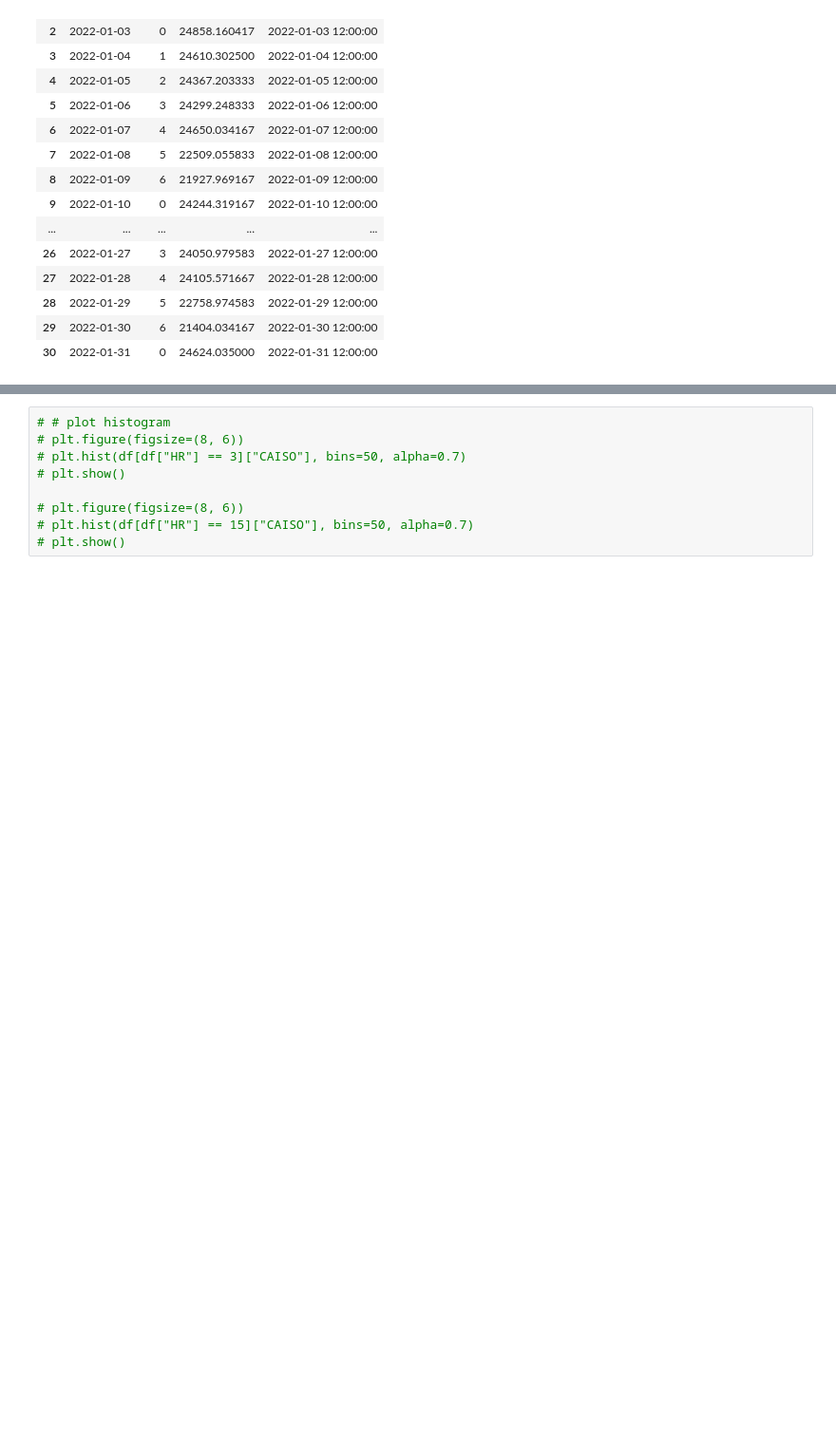
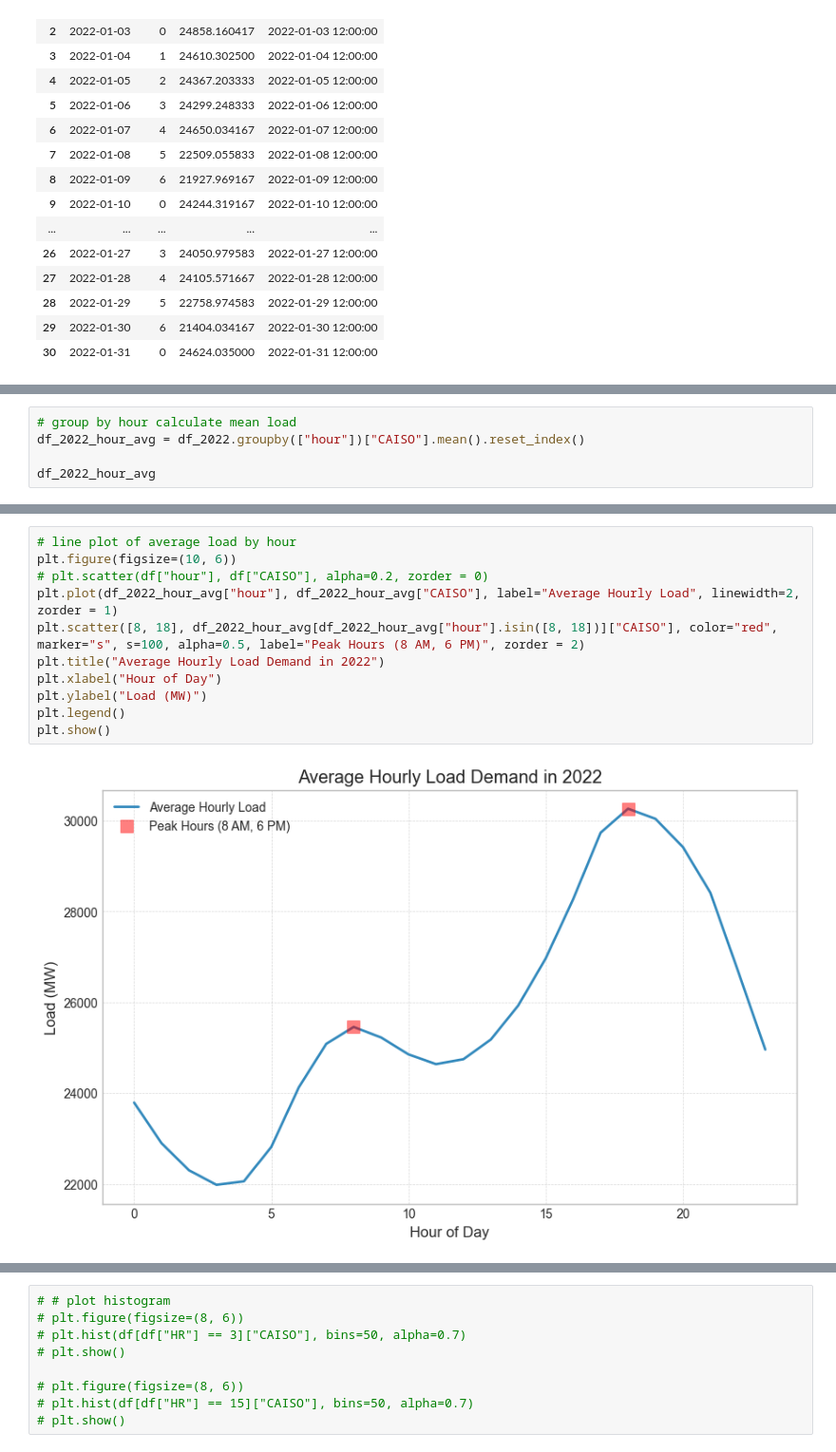
Before and after one commit to joypauls/caiso-forecasting, a Jupyter notebook: notebooks/poc.ipynb, the cells around one changed output, grey strips where cells are left out. Shown at 95% size. Cells and saved outputs as stored; diff of their text form; blank space fills up the shorter version.

```diff
--- a/notebooks/poc.ipynb
+++ b/notebooks/poc.ipynb
@@ -161,0 +180,5 @@ df_2022_hour_avg
+# %%
+# group by hour calculate mean load
+df_2022_hour_avg = df_2022.groupby(["hour"])["CAISO"].mean().reset_index()
+
+df_2022_hour_avg
@@ -162,3 +222,16 @@ df_2022_hour_avg
+# %%
+# line plot of average load by hour
+plt.figure(figsize=(10, 6))
+# plt.scatter(df["hour"], df["CAISO"], alpha=0.2, zorder = 0)
+plt.plot(df_2022_hour_avg["hour"], df_2022_hour_avg["CAISO"], label="Average Hourly Load", linewidth=2, zorder = 1)
+plt.scatter([8, 18], df_2022_hour_avg[df_2022_hour_avg["hour"].isin([8, 18])]["CAISO"], color="red", marker="s", s=100, alpha=0.5, label="Peak Hours (8 AM, 6 PM)", zorder = 2)
+plt.title("Average Hourly Load Demand in 2022")
+plt.xlabel("Hour of Day")
+plt.ylabel("Load (MW)")
+plt.legend()
+plt.show()
+# %% [output]
+[figure, added]
 # %%
 # plot line for each month
 plt.figure(figsize=(10, 6))
```
Also changed, not shown: parts of 13 cells of this notebook.
